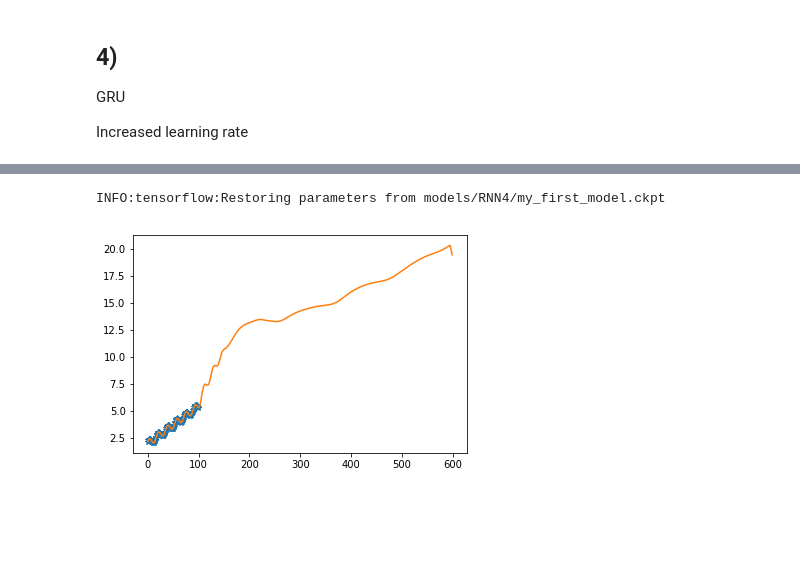
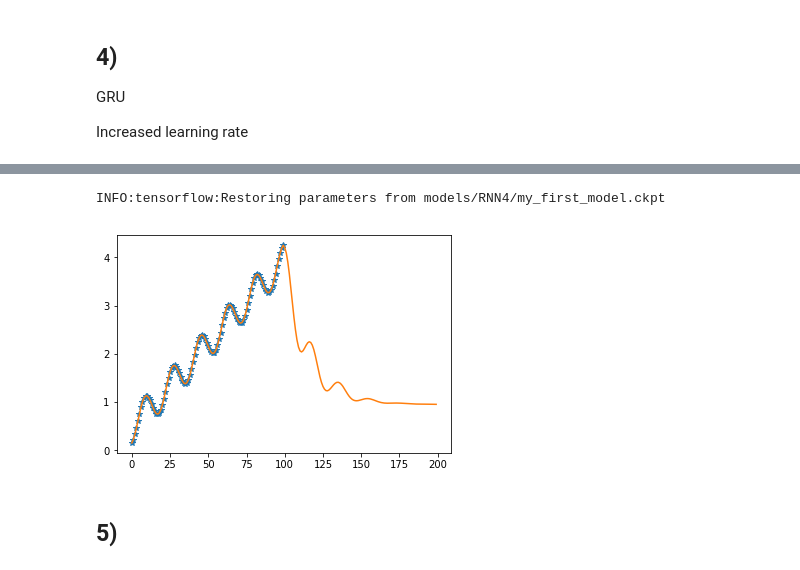
Before and after one commit to as641651/TensorFlowDocker, a Jupyter notebook: exercise/21_RNN_Abalation_study.ipynb, the cells around one changed output, grey strips where cells are left out. Cells and saved outputs as stored; diff of their text form; code cells hidden in the pictures; blank space fills up the shorter version.

```diff
--- a/exercise/21_RNN_Abalation_study.ipynb
+++ b/exercise/21_RNN_Abalation_study.ipynb
@@ -314,7 +326,9 @@ Elapsed time :  251.02040648460388  s
 initial_dataset_2 = get_dataset(SEQ)
 initial_iterator_2 = initial_dataset_2.make_one_shot_iterator()
 # %%
-generate_function(initial_iterator_2,gen_len=500)
+generate_function(initial_iterator_2,gen_len=100)
 # %% [output]
 INFO:tensorflow:Restoring parameters from models/RNN4/my_first_model.ckpt
-[figure, old version]
+[figure, new version]
+# %% [markdown]
+## 5)
```
Also changed, not shown: parts of 27 cells of this notebook.
